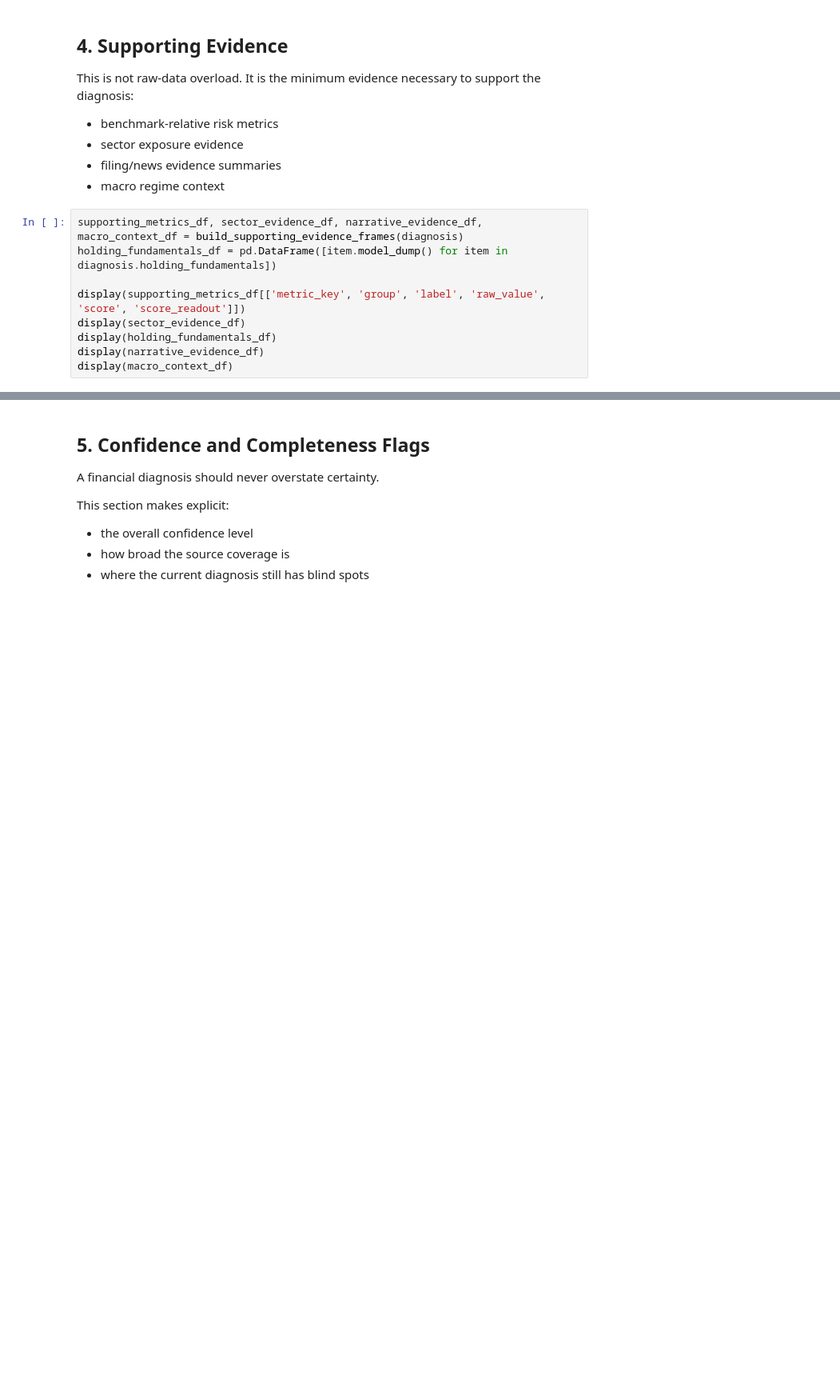
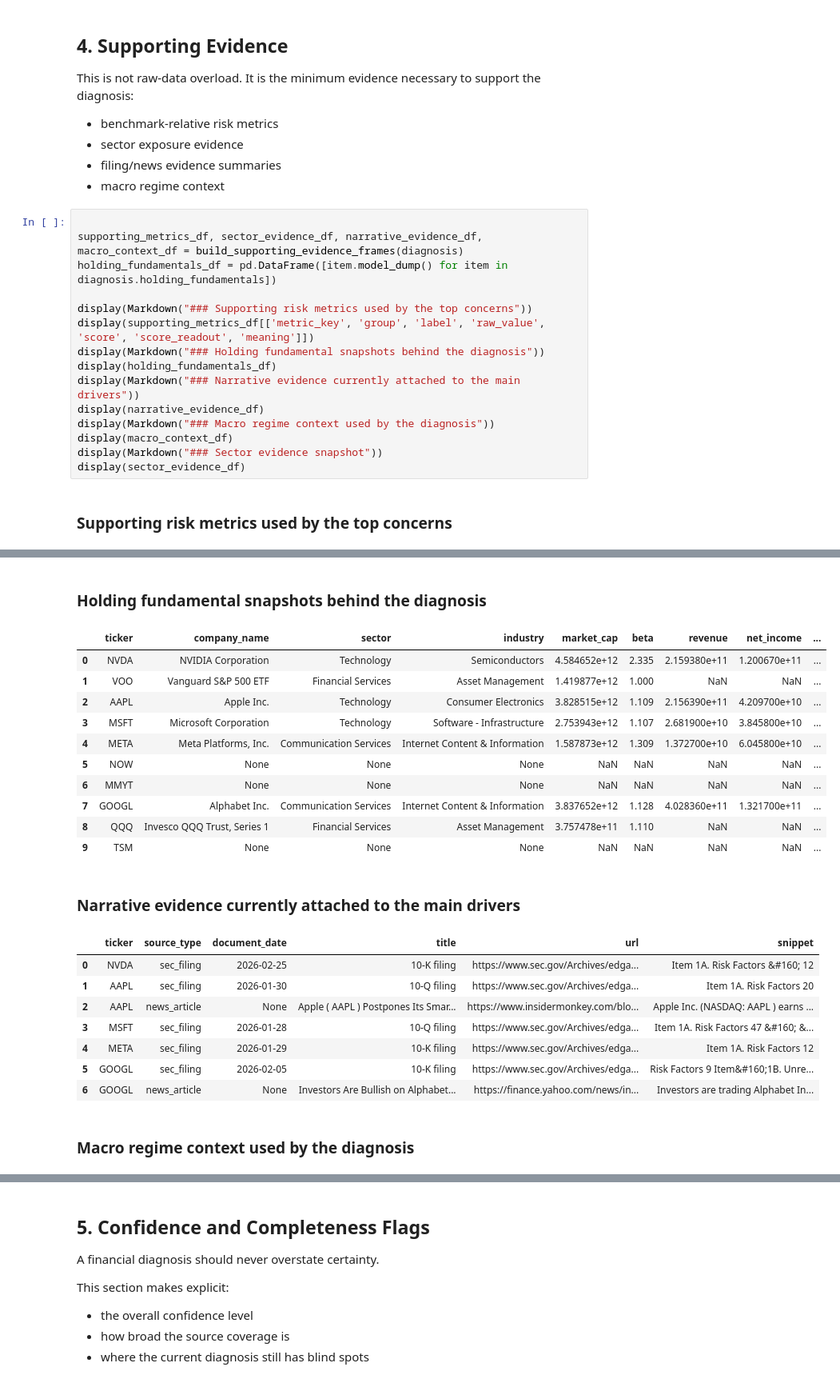
Before and after one commit to sagnikrana/portfolio-analyzer, a Jupyter notebook: data_pipeline/PortfolioRiskDiagnosis.ipynb, the cells around one changed output, grey strips where cells are left out. Shown at 80% size. Drawn from its saved outputs; the diff is of its cells as text; blank space fills up the shorter version.

```diff
--- a/data_pipeline/PortfolioRiskDiagnosis.ipynb
+++ b/data_pipeline/PortfolioRiskDiagnosis.ipynb
@@ -265,11 +392,19 @@ This is not raw-data overload. It is the minimum evidence necessary to support t
 - filing/news evidence summaries
 - macro regime context
 # %%
+
 supporting_metrics_df, sector_evidence_df, narrative_evidence_df, macro_context_df = build_supporting_evidence_frames(diagnosis)
 holding_fundamentals_df = pd.DataFrame([item.model_dump() for item in diagnosis.holding_fundamentals])
 
-display(supporting_metrics_df[['metric_key', 'group', 'label', 'raw_value', 'score', 'score_readout']])
+display(Markdown("### Supporting risk metrics used by the top concerns"))
+display(supporting_metrics_df[['metric_key', 'group', 'label', 'raw_value', 'score', 'score_readout', 'meaning']])
+display(Markdown("### Holding fundamental snapshots behind the diagnosis"))
+display(holding_fundamentals_df)
+display(Markdown("### Narrative evidence currently attached to the main drivers"))
+display(narrative_evidence_df)
+display(Markdown("### Macro regime context used by the diagnosis"))
+display(macro_context_df)
+display(Markdown("### Sector evidence snapshot"))
 display(sector_evidence_df)
-display(holding_fundamentals_df)
-display(narrative_evidence_df)
-display(macro_context_df)
+# %% [output]
+### Supporting risk metrics used by the top concerns
@@ -275,0 +422,22 @@ display(macro_context_df)
+### Holding fundamental snapshots behind the diagnosis
+|  | ticker | company_name | sector | industry | market_cap | beta | revenue | net_income | ... |
+| 0 | NVDA | NVIDIA Corporation | Technology | Semiconductors | 4.584652e+12 | 2.335 | 2.159380e+11 | 1.200670e+11 | ... |
+| 1 | VOO | Vanguard S&P 500 ETF | Financial Services | Asset Management | 1.419877e+12 | 1.000 | NaN | NaN | ... |
+| 2 | AAPL | Apple Inc. | Technology | Consumer Electronics | 3.828515e+12 | 1.109 | 2.156390e+11 | 4.209700e+10 | ... |
+| 3 | MSFT | Microsoft Corporation | Technology | Software - Infrastructure | 2.753943e+12 | 1.107 | 2.681900e+10 | 3.845800e+10 | ... |
+| 4 | META | Meta Platforms, Inc. | Communication Services | Internet Content & Information | 1.587873e+12 | 1.309 | 1.372700e+10 | 6.045800e+10 | ... |
+| 5 | NOW | None | None | None | NaN | NaN | NaN | NaN | ... |
+| 6 | MMYT | None | None | None | NaN | NaN | NaN | NaN | ... |
+| 7 | GOOGL | Alphabet Inc. | Communication Services | Internet Content & Information | 3.837652e+12 | 1.128 | 4.028360e+11 | 1.321700e+11 | ... |
+| 8 | QQQ | Invesco QQQ Trust, Series 1 | Financial Services | Asset Management | 3.757478e+11 | 1.110 | NaN | NaN | ... |
+| 9 | TSM | None | None | None | NaN | NaN | NaN | NaN | ... |
+### Narrative evidence currently attached to the main drivers
+|  | ticker | source_type | document_date | title | url | snippet |
+| 0 | NVDA | sec_filing | 2026-02-25 | 10-K filing | https://www.sec.gov/Archives/edga... | Item 1A. Risk Factors &#160; 12 |
+| 1 | AAPL | sec_filing | 2026-01-30 | 10-Q filing | https://www.sec.gov/Archives/edga... | Item 1A. Risk Factors 20 |
+| 2 | AAPL | news_article | None | Apple ( AAPL ) Postpones Its Smar... | https://www.insidermonkey.com/blo... | Apple Inc. (NASDAQ: AAPL ) earns ... |
+| 3 | MSFT | sec_filing | 2026-01-28 | 10-Q filing | https://www.sec.gov/Archives/edga... | Item 1A. Risk Factors 47 &#160; &... |
+| 4 | META | sec_filing | 2026-01-29 | 10-K filing | https://www.sec.gov/Archives/edga... | Item 1A. Risk Factors 12 |
+| 5 | GOOGL | sec_filing | 2026-02-05 | 10-K filing | https://www.sec.gov/Archives/edga... | Risk Factors 9 Item&#160;1B. Unre... |
+| 6 | GOOGL | news_article | None | Investors Are Bullish on Alphabet... | https://finance.yahoo.com/news/in... | Investors are trading Alphabet In... |
+### Macro regime context used by the diagnosis
```
Also changed, not shown: parts of 10 cells of this notebook, 1 other file.
